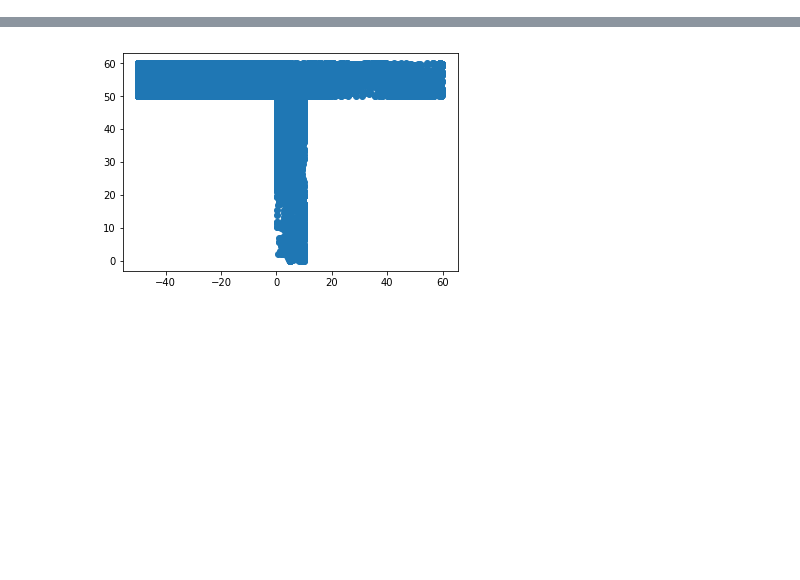
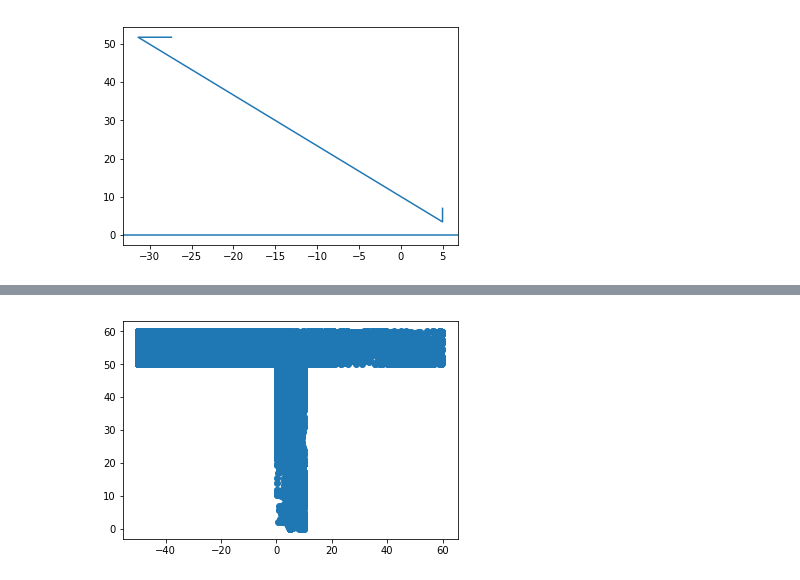
Before and after one commit to imLew/MHBF-project, a Jupyter notebook: main.ipynb, the cells around one changed output, grey strips where cells are left out. Saved outputs shown, nothing was run; the diff lists cells and outputs as text; code cells hidden in the pictures; blank space fills up the shorter version.

```diff
--- a/main.ipynb
+++ b/main.ipynb
@@ -250,0 +283,9 @@ mouse.trial(plot=True)
+# %%
+r = np.asarray(mouse.route)
+a = 4395
+b = a + 4
+plt.plot(r[a:b,0],r[a:b,1])
+plt.axhline(0)
+plt.show()
+# %% [output]
+[figure, added]
```
Also changed, not shown: parts of 4 cells of this notebook.
